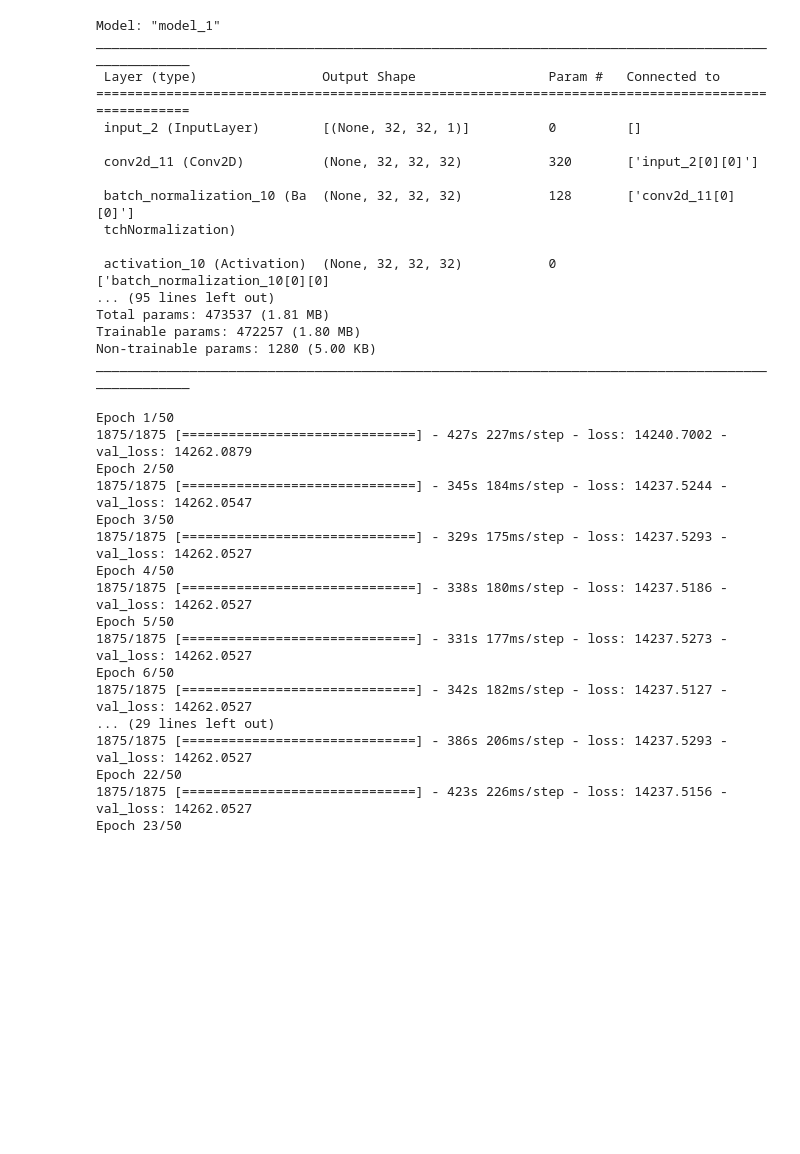
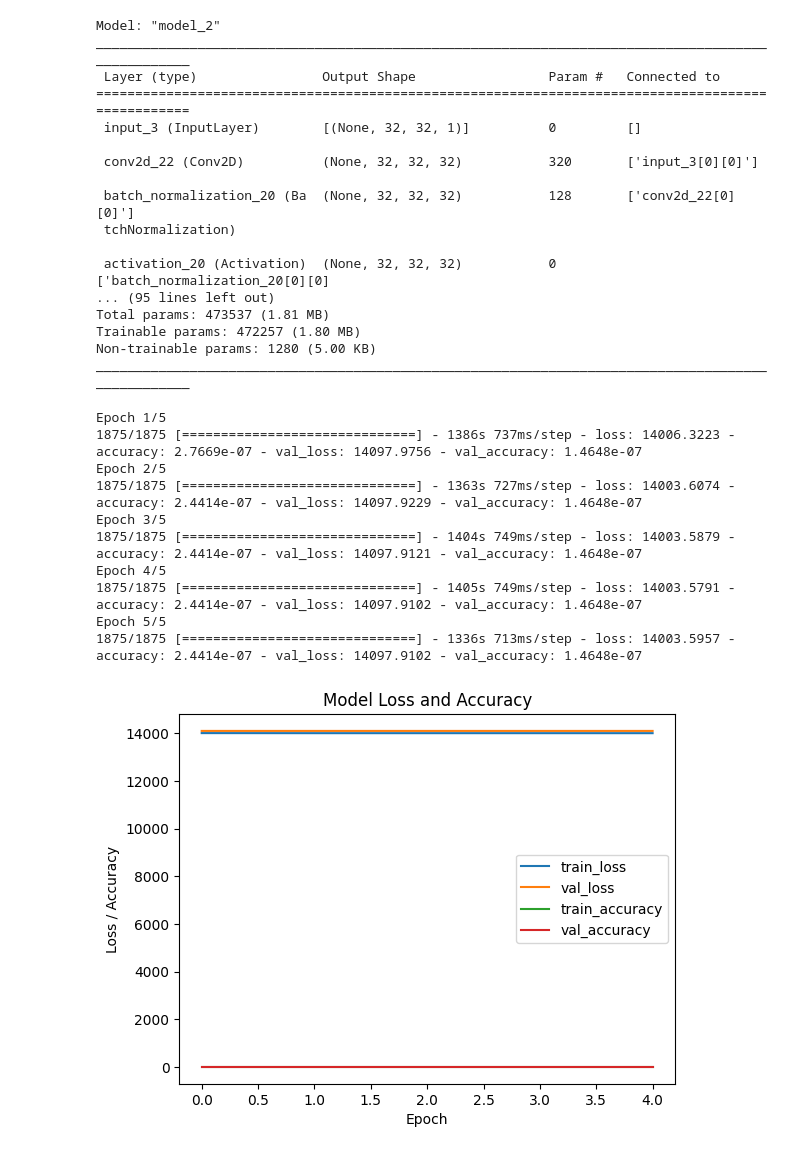
Before and after one commit to JuanCarlosBajan/Lab03_VC_UVG, a Jupyter notebook: lab3.ipynb, the cells around one changed output. Cells and saved outputs as stored; diff of their text form; code cells hidden in the pictures; blank space fills up the shorter version.

```diff
--- a/lab3.ipynb
+++ b/lab3.ipynb
@@ -181,21 +220,21 @@ def unet(input_size=(32, 32, 1)):
 
 # Crear la red U-Net
 model = unet()
-model.compile(optimizer='adam', loss='mean_squared_error')
+model.compile(optimizer='adam', loss='mean_squared_error', metrics=['accuracy'])
 model.summary()
 # %% [output]
-Model: "model_1"
+Model: "model_2"
 __________________________________________________________________________________________________
  Layer (type)                Output Shape                 Param #   Connected to
 ==================================================================================================
- input_2 (InputLayer)        [(None, 32, 32, 1)]          0         []
+ input_3 (InputLayer)        [(None, 32, 32, 1)]          0         []
 
- conv2d_11 (Conv2D)          (None, 32, 32, 32)           320       ['input_2[0][0]']
+ conv2d_22 (Conv2D)          (None, 32, 32, 32)           320       ['input_3[0][0]']
 
- batch_normalization_10 (Ba  (None, 32, 32, 32)           128       ['conv2d_11[0][0]']
+ batch_normalization_20 (Ba  (None, 32, 32, 32)           128       ['conv2d_22[0][0]']
  tchNormalization)
 
- activation_10 (Activation)  (None, 32, 32, 32)           0         ['batch_normalization_10[0][0]
+ activation_20 (Activation)  (None, 32, 32, 32)           0         ['batch_normalization_20[0][0]
 ... (95 lines left out)
 Total params: 473537 (1.81 MB)
 Trainable params: 472257 (1.80 MB)
@@ -204,37 +243,33 @@ ________________________________________________________________________________
 # %%
 # Suponiendo que x_train, y_train, x_val, y_val están predefinidos como numpy arrays adecuados
 # Asegúrate de que las imágenes tengan la forma correcta
-x_train = np.expand_dims(x_train, axis=-1)  # Añadir un canal
-y_train = np.expand_dims(y_train, axis=-1)  # Añadir un canal
+x_train = np.expand_dims(x_train, axis=-1)
+y_train = np.expand_dims(y_train, axis=-1)
 x_val = np.expand_dims(x_val, axis=-1)
 y_val = np.expand_dims(y_val, axis=-1)
 
 # Entrenar el modelo
-history = model.fit(x_train, y_train, validation_data=(x_val, y_val), batch_size=32, epochs=50)
+history = model.fit(x_train, y_train, validation_data=(x_val, y_val), batch_size=32, epochs=5)
 
 # Visualizar el progreso del entrenamiento
-plt.plot(history.history['loss'], label='train')
-plt.plot(history.history['val_loss'], label='validation')
-plt.title('Model Loss')
-plt.ylabel('Loss')
+plt.plot(history.history['loss'], label='train_loss')
+plt.plot(history.history['val_loss'], label='val_loss')
+plt.plot(history.history['accuracy'], label='train_accuracy')
+plt.plot(history.history['val_accuracy'], label='val_accuracy')
+plt.title('Model Loss and Accuracy')
+plt.ylabel('Loss / Accuracy')
 plt.xlabel('Epoch')
 plt.legend()
 plt.show()
 # %% [output]
-Epoch 1/50
-1875/1875 [==============================] - 427s 227ms/step - loss: 14240.7002 - val_loss: 14262.0879
-Epoch 2/50
-1875/1875 [==============================] - 345s 184ms/step - loss: 14237.5244 - val_loss: 14262.0547
-Epoch 3/50
-1875/1875 [==============================] - 329s 175ms/step - loss: 14237.5293 - val_loss: 14262.0527
-Epoch 4/50
-1875/1875 [==============================] - 338s 180ms/step - loss: 14237.5186 - val_loss: 14262.0527
-Epoch 5/50
-1875/1875 [==============================] - 331s 177ms/step - loss: 14237.5273 - val_loss: 14262.0527
-Epoch 6/50
-1875/1875 [==============================] - 342s 182ms/step - loss: 14237.5127 - val_loss: 14262.0527
-... (29 lines left out)
-1875/1875 [==============================] - 386s 206ms/step - loss: 14237.5293 - val_loss: 14262.0527
-Epoch 22/50
-1875/1875 [==============================] - 423s 226ms/step - loss: 14237.5156 - val_loss: 14262.0527
-Epoch 23/50
+Epoch 1/5
+1875/1875 [==============================] - 1386s 737ms/step - loss: 14006.3223 - accuracy: 2.7669e-07 - val_loss: 14097.9756 - val_accuracy: 1.4648e-07
+Epoch 2/5
+1875/1875 [==============================] - 1363s 727ms/step - loss: 14003.6074 - accuracy: 2.4414e-07 - val_loss: 14097.9229 - val_accuracy: 1.4648e-07
+Epoch 3/5
+1875/1875 [==============================] - 1404s 749ms/step - loss: 14003.5879 - accuracy: 2.4414e-07 - val_loss: 14097.9121 - val_accuracy: 1.4648e-07
+Epoch 4/5
+1875/1875 [==============================] - 1405s 749ms/step - loss: 14003.5791 - accuracy: 2.4414e-07 - val_loss: 14097.9102 - val_accuracy: 1.4648e-07
+Epoch 5/5
+1875/1875 [==============================] - 1336s 713ms/step - loss: 14003.5957 - accuracy: 2.4414e-07 - val_loss: 14097.9102 - val_accuracy: 1.4648e-07
+[figure, added]
```
Also changed, not shown: parts of 12 cells of this notebook, 2 other files.
